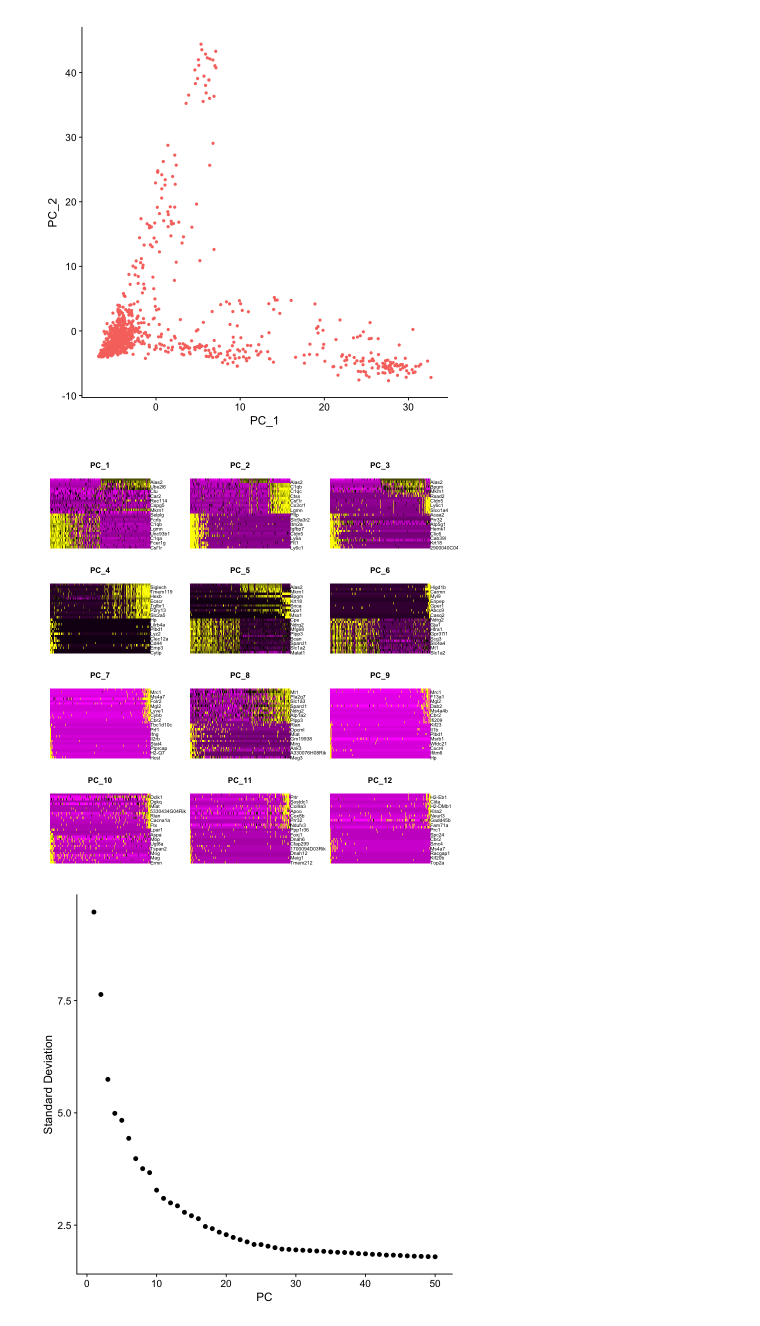
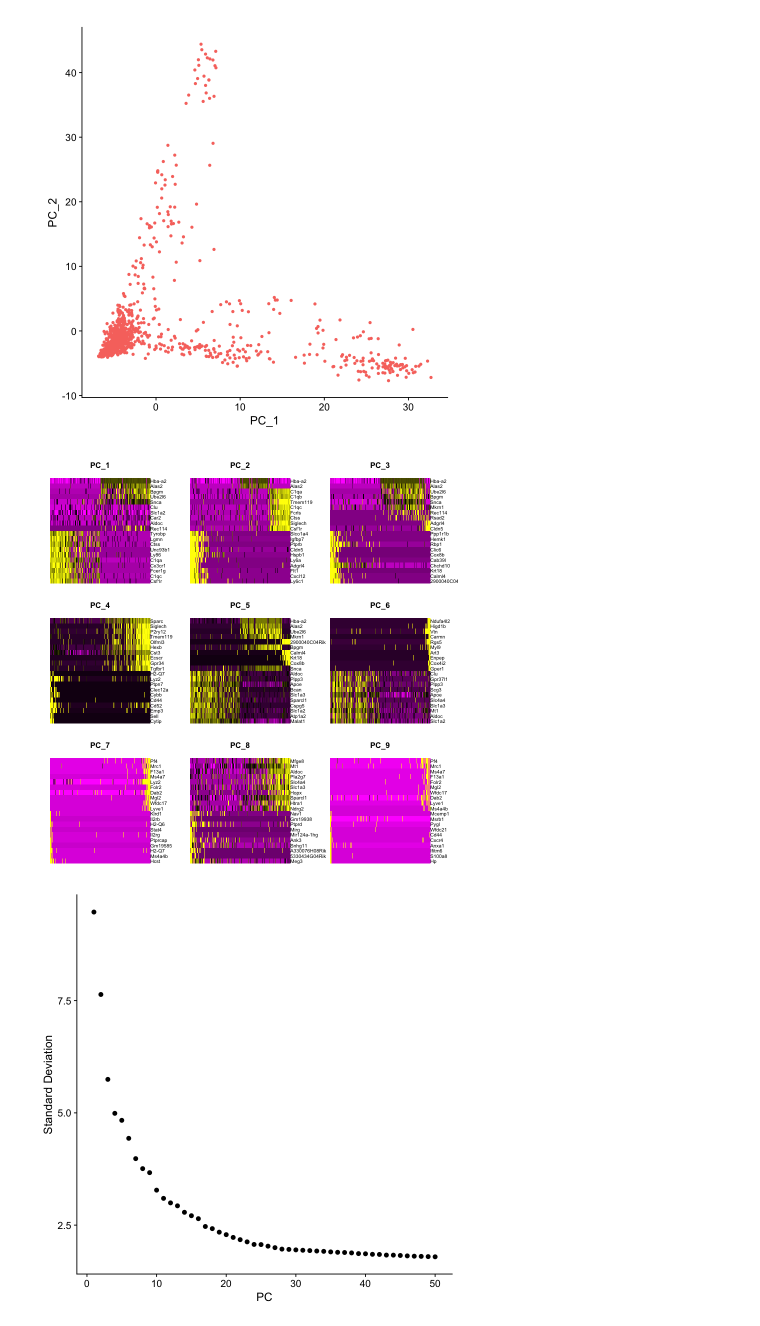
Before and after one commit to rominabai/mouse-amygdala-opioid-dependence, a Jupyter notebook: Analysis.ipynb, the cells around one changed output. Cells and saved outputs as stored; diff of their text form; code cells hidden in the pictures.

```diff
--- a/Analysis.ipynb
+++ b/Analysis.ipynb
@@ -194,7 +194,7 @@ DimPlot(N1, reduction = "pca") + NoLegend()
 # %%
 # Heatmap of each PC
 # Allows for easy exploration of the primary sources of heterogeneity in a dataset
-DimHeatmap(N1, dims = 1:12, cells = 500, balanced = TRUE)
+DimHeatmap(N1, dims = 1:9, cells = 500, balanced = TRUE, nfeatures = 20)
 # %% [output]
-[figure, old version]
+[figure, new version]
 # %%
```
Also changed, not shown: parts of 8 cells of this notebook.
